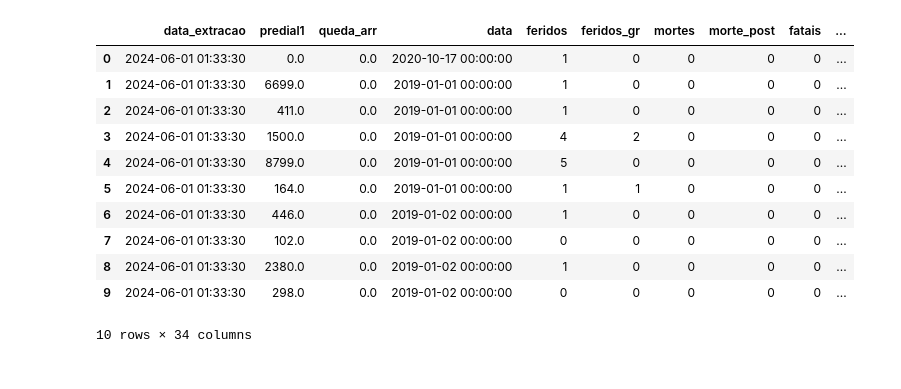
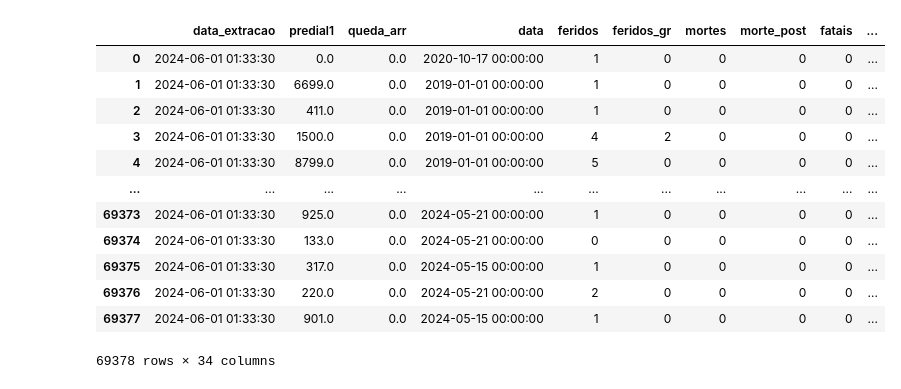
Before and after one commit to rubensrabelo/python_e_ciencia_de_dados, a Jupyter notebook: projeto_acidente_de_carros/projeto_acidentes_de_transito.ipynb, the cells around one changed output. Cells and saved outputs as stored; diff of their text form; code cells hidden in the pictures.

Commit message:
Editing the project acidente_transito

```diff
--- a/projeto_acidente_de_carros/projeto_acidentes_de_transito.ipynb
+++ b/projeto_acidente_de_carros/projeto_acidentes_de_transito.ipynb
@@ -9,20 +9,21 @@ df_acidente_transito = pd.read_csv("cat_acidentes.csv", sep=";")
 # %%
 # Visualizando as 10 primeiras linhas em df_acidente_transito
 
-df_acidente_transito.head(10)
+df_acidente_transito
 # %% [output]
 |  | data_extracao | predial1 | queda_arr | data | feridos | feridos_gr | mortes | morte_post | fatais | ... |
 | 0 | 2024-06-01 01:33:30 | 0.0 | 0.0 | 2020-10-17 00:00:00 | 1 | 0 | 0 | 0 | 0 | ... |
 | 1 | 2024-06-01 01:33:30 | 6699.0 | 0.0 | 2019-01-01 00:00:00 | 1 | 0 | 0 | 0 | 0 | ... |
 | 2 | 2024-06-01 01:33:30 | 411.0 | 0.0 | 2019-01-01 00:00:00 | 1 | 0 | 0 | 0 | 0 | ... |
 | 3 | 2024-06-01 01:33:30 | 1500.0 | 0.0 | 2019-01-01 00:00:00 | 4 | 2 | 0 | 0 | 0 | ... |
 | 4 | 2024-06-01 01:33:30 | 8799.0 | 0.0 | 2019-01-01 00:00:00 | 5 | 0 | 0 | 0 | 0 | ... |
-| 5 | 2024-06-01 01:33:30 | 164.0 | 0.0 | 2019-01-01 00:00:00 | 1 | 1 | 0 | 0 | 0 | ... |
-| 6 | 2024-06-01 01:33:30 | 446.0 | 0.0 | 2019-01-02 00:00:00 | 1 | 0 | 0 | 0 | 0 | ... |
-| 7 | 2024-06-01 01:33:30 | 102.0 | 0.0 | 2019-01-02 00:00:00 | 0 | 0 | 0 | 0 | 0 | ... |
-| 8 | 2024-06-01 01:33:30 | 2380.0 | 0.0 | 2019-01-02 00:00:00 | 1 | 0 | 0 | 0 | 0 | ... |
-| 9 | 2024-06-01 01:33:30 | 298.0 | 0.0 | 2019-01-02 00:00:00 | 0 | 0 | 0 | 0 | 0 | ... |
+| ... | ... | ... | ... | ... | ... | ... | ... | ... | ... | ... |
+| 69373 | 2024-06-01 01:33:30 | 925.0 | 0.0 | 2024-05-21 00:00:00 | 1 | 0 | 0 | 0 | 0 | ... |
+| 69374 | 2024-06-01 01:33:30 | 133.0 | 0.0 | 2024-05-21 00:00:00 | 0 | 0 | 0 | 0 | 0 | ... |
+| 69375 | 2024-06-01 01:33:30 | 317.0 | 0.0 | 2024-05-15 00:00:00 | 1 | 0 | 0 | 0 | 0 | ... |
+| 69376 | 2024-06-01 01:33:30 | 220.0 | 0.0 | 2024-05-21 00:00:00 | 2 | 0 | 0 | 0 | 0 | ... |
+| 69377 | 2024-06-01 01:33:30 | 901.0 | 0.0 | 2024-05-15 00:00:00 | 1 | 0 | 0 | 0 | 0 | ... |
-10 rows × 34 columns
+69378 rows × 34 columns
 # %%
 # Instalando a lib folium que será responsável pela geração do mapa de calor
 # !pip install folium
```
Also changed, not shown: parts of 3 cells of this notebook.
